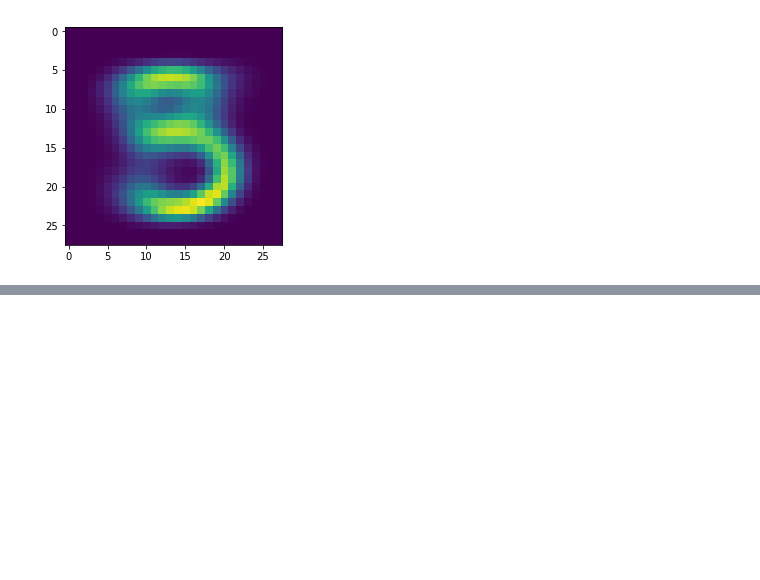
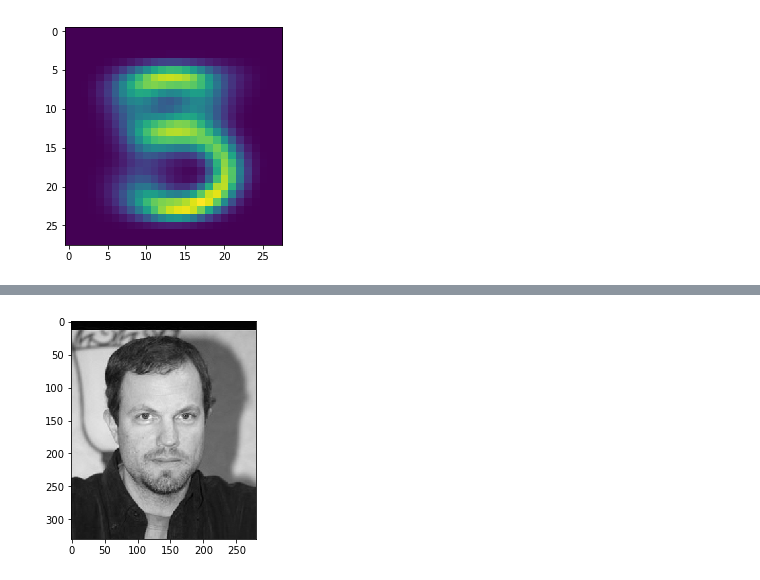
Before and after one commit to sunghew/cs189, a Jupyter notebook: hw7/hw7.ipynb, the cells around one changed output, grey strips where cells are left out. Cells and saved outputs as stored; diff of their text form; code cells hidden in the pictures; blank space fills up the shorter version.

```diff
--- a/hw7/hw7.ipynb
+++ b/hw7/hw7.ipynb
@@ -128,0 +157,6 @@ Iteration 95 starting: diffs 3
+# %%
+rank100 = rank_approx(100, face_img)
+plt.imshow(rank100, cmap='gray' )
+plt.savefig('rank100-face.png')
+# %% [output]
+[figure, added]
```
Also changed, not shown: parts of 19 cells of this notebook.
